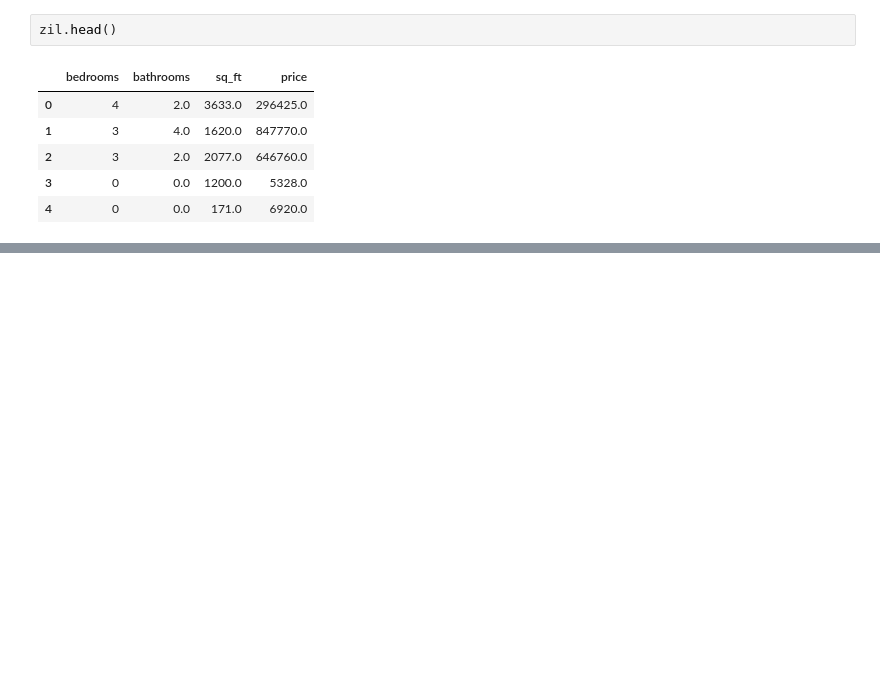
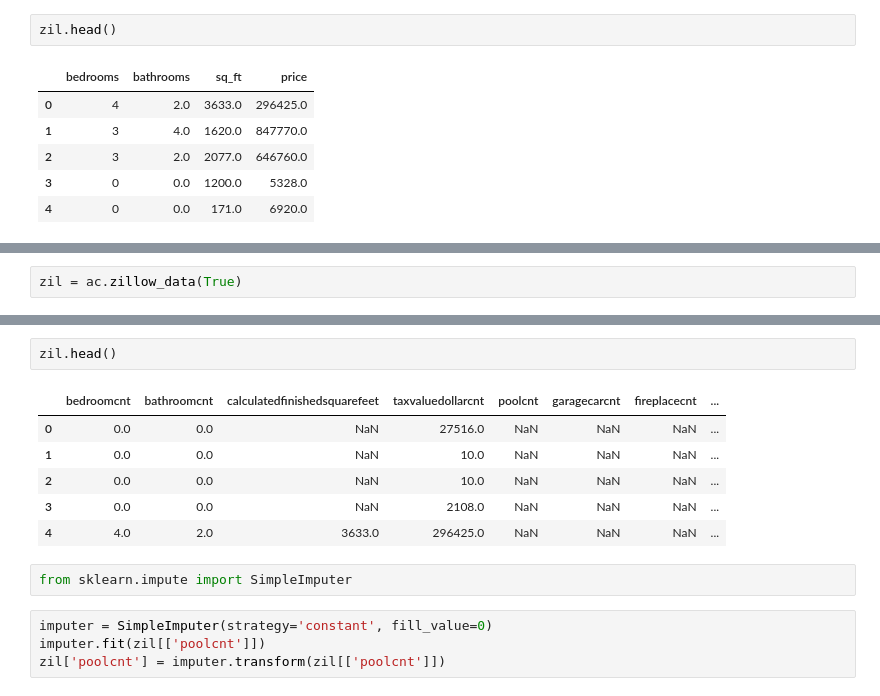
Before and after one commit to nickpedri/Regression-Project, a Jupyter notebook: Preparation.ipynb, the cells around one changed output, grey strips where cells are left out. Drawn from its saved outputs; the diff is of its cells as text; blank space fills up the shorter version.

```diff
--- a/Preparation.ipynb
+++ b/Preparation.ipynb
@@ -144,0 +221,2 @@ zil.head()
+# %%
+zil = ac.zillow_data(True)
@@ -144,0 +238,15 @@ zil.head()
+# %%
+zil.head()
+# %% [output]
+|  | bedroomcnt | bathroomcnt | calculatedfinishedsquarefeet | taxvaluedollarcnt | poolcnt | garagecarcnt | fireplacecnt | ... |
+| 0 | 0.0 | 0.0 | NaN | 27516.0 | NaN | NaN | NaN | ... |
+| 1 | 0.0 | 0.0 | NaN | 10.0 | NaN | NaN | NaN | ... |
+| 2 | 0.0 | 0.0 | NaN | 10.0 | NaN | NaN | NaN | ... |
+| 3 | 0.0 | 0.0 | NaN | 2108.0 | NaN | NaN | NaN | ... |
+| 4 | 4.0 | 2.0 | 3633.0 | 296425.0 | NaN | NaN | NaN | ... |
+# %%
+from sklearn.impute import SimpleImputer
+# %%
+imputer = SimpleImputer(strategy='constant', fill_value=0)
+imputer.fit(zil[['poolcnt']])
+zil['poolcnt'] = imputer.transform(zil[['poolcnt']])
```
Also changed, not shown: parts of 20 cells of this notebook, 6 other files.
